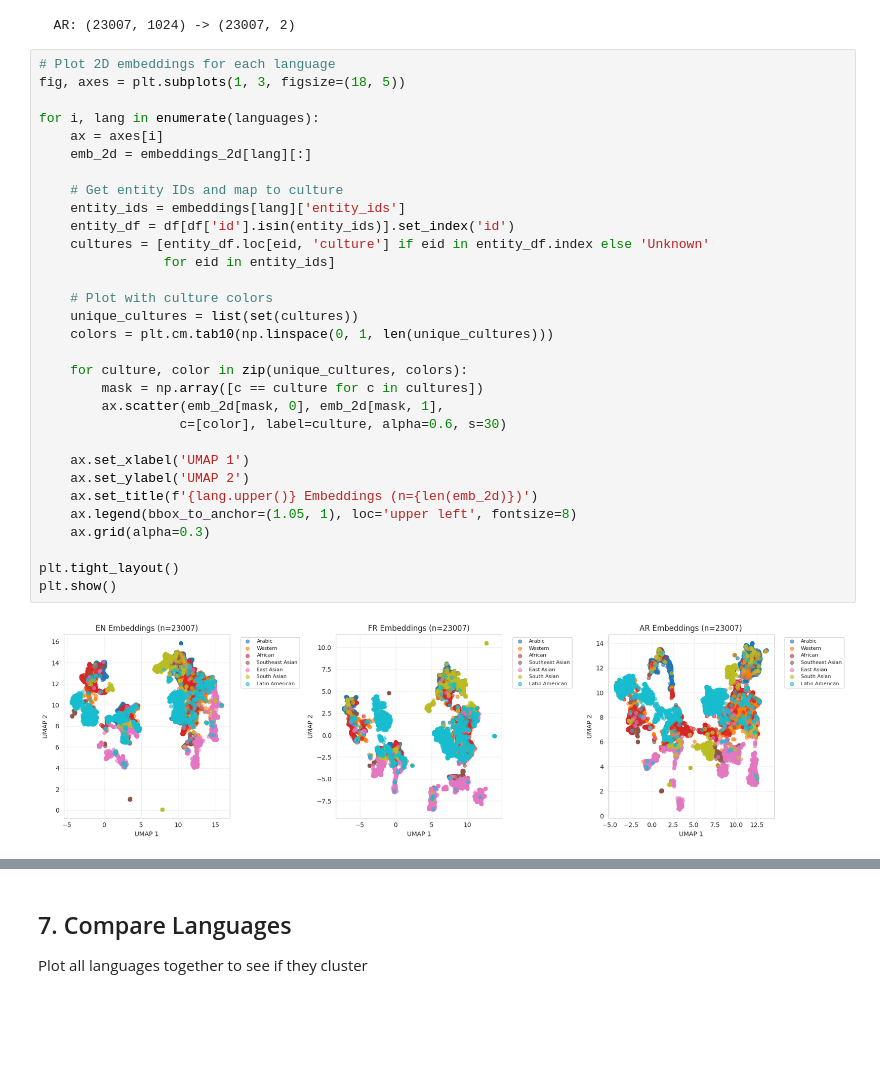
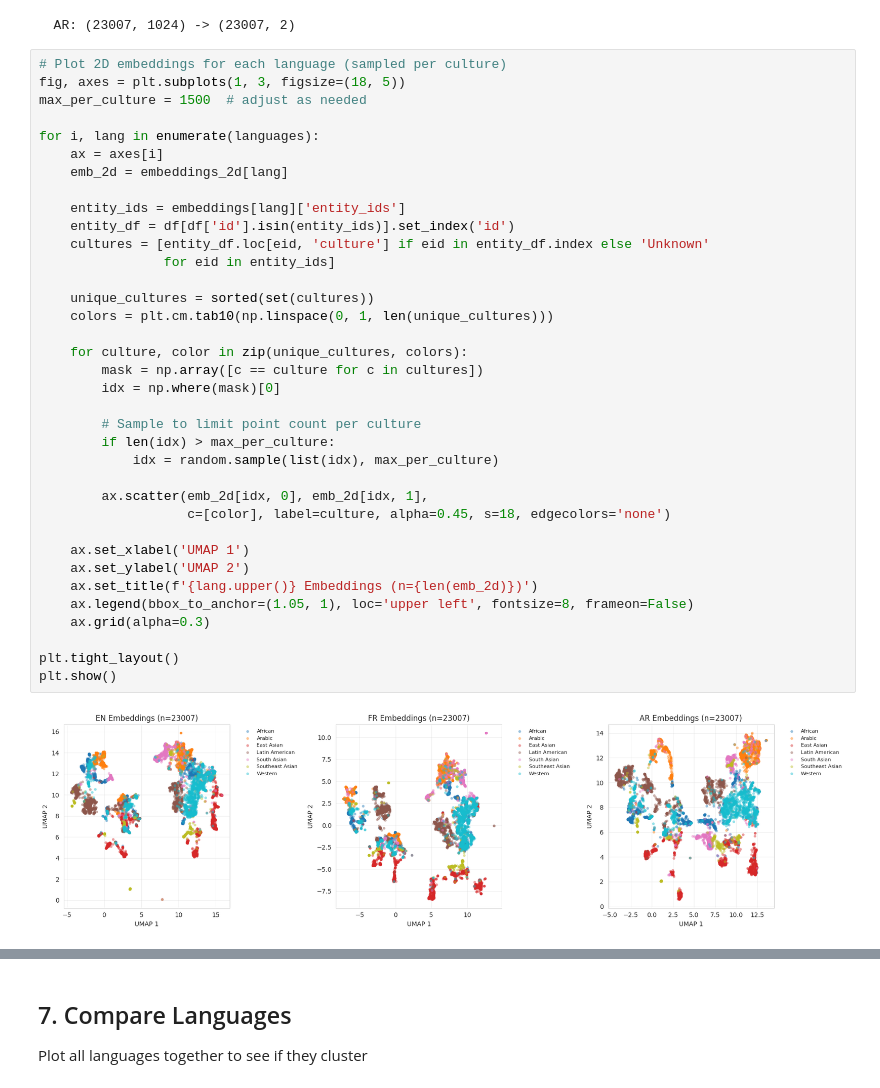
Before and after one commit to khaledbouabdallah/llm_grouping_loss_INRIA, a Jupyter notebook: notebooks/02_generate_embeddings.ipynb, the cells around one changed output, grey strips where cells are left out. Saved outputs shown, nothing was run; the diff lists cells and outputs as text; blank space fills up the shorter version.

```diff
--- a/notebooks/02_generate_embeddings.ipynb
+++ b/notebooks/02_generate_embeddings.ipynb
@@ -688,38 +680,43 @@ Reducing embeddings to 2D (UMAP)...
   FR: (23007, 1024) -> (23007, 2)
   AR: (23007, 1024) -> (23007, 2)
 # %%
-# Plot 2D embeddings for each language
+# Plot 2D embeddings for each language (sampled per culture)
 fig, axes = plt.subplots(1, 3, figsize=(18, 5))
+max_per_culture = 1500  # adjust as needed
 
 for i, lang in enumerate(languages):
     ax = axes[i]
-    emb_2d = embeddings_2d[lang][:]
+    emb_2d = embeddings_2d[lang]
 
-    # Get entity IDs and map to culture
     entity_ids = embeddings[lang]['entity_ids']
     entity_df = df[df['id'].isin(entity_ids)].set_index('id')
     cultures = [entity_df.loc[eid, 'culture'] if eid in entity_df.index else 'Unknown'
                 for eid in entity_ids]
 
-    # Plot with culture colors
-    unique_cultures = list(set(cultures))
+    unique_cultures = sorted(set(cultures))
     colors = plt.cm.tab10(np.linspace(0, 1, len(unique_cultures)))
 
     for culture, color in zip(unique_cultures, colors):
         mask = np.array([c == culture for c in cultures])
-        ax.scatter(emb_2d[mask, 0], emb_2d[mask, 1],
-                  c=[color], label=culture, alpha=0.6, s=30)
+        idx = np.where(mask)[0]
+
+        # Sample to limit point count per culture
+        if len(idx) > max_per_culture:
+            idx = random.sample(list(idx), max_per_culture)
+
+        ax.scatter(emb_2d[idx, 0], emb_2d[idx, 1],
+                   c=[color], label=culture, alpha=0.45, s=18, edgecolors='none')
 
     ax.set_xlabel('UMAP 1')
     ax.set_ylabel('UMAP 2')
     ax.set_title(f'{lang.upper()} Embeddings (n={len(emb_2d)})')
-    ax.legend(bbox_to_anchor=(1.05, 1), loc='upper left', fontsize=8)
+    ax.legend(bbox_to_anchor=(1.05, 1), loc='upper left', fontsize=8, frameon=False)
     ax.grid(alpha=0.3)
 
 plt.tight_layout()
 plt.show()
 # %% [output]
-[figure, old version]
+[figure, new version]
 # %%
 
 
```
Also changed, not shown: parts of 12 cells of this notebook, 3 other files.
